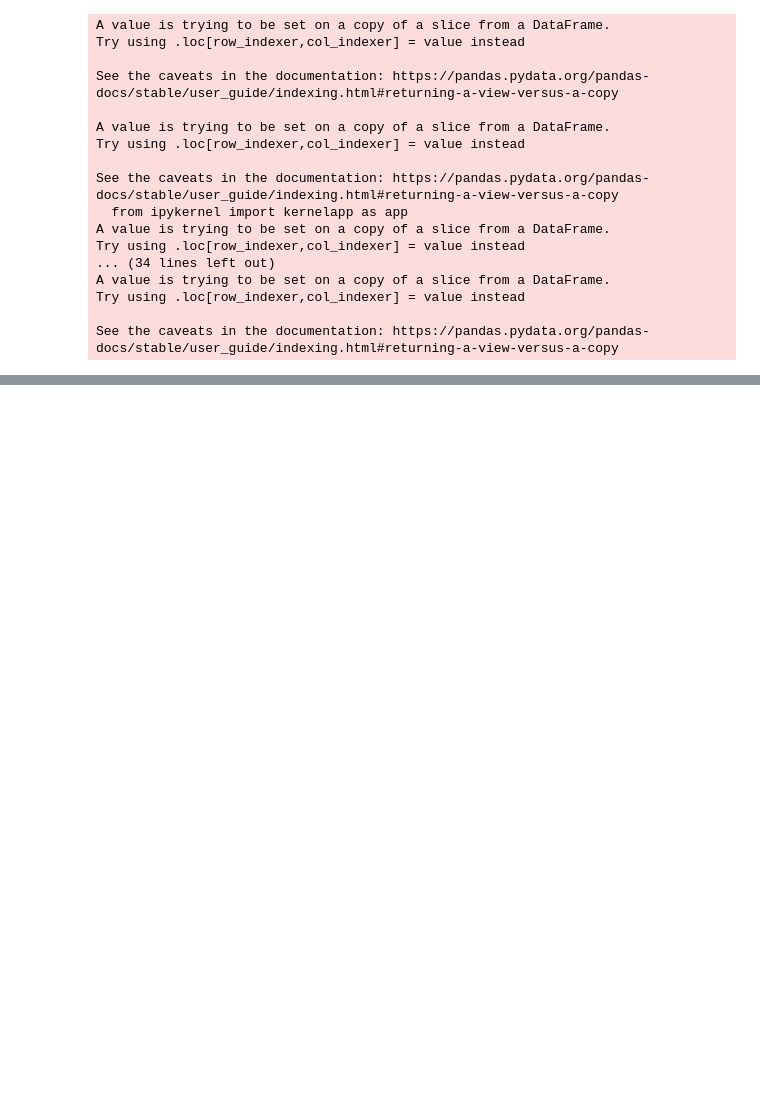
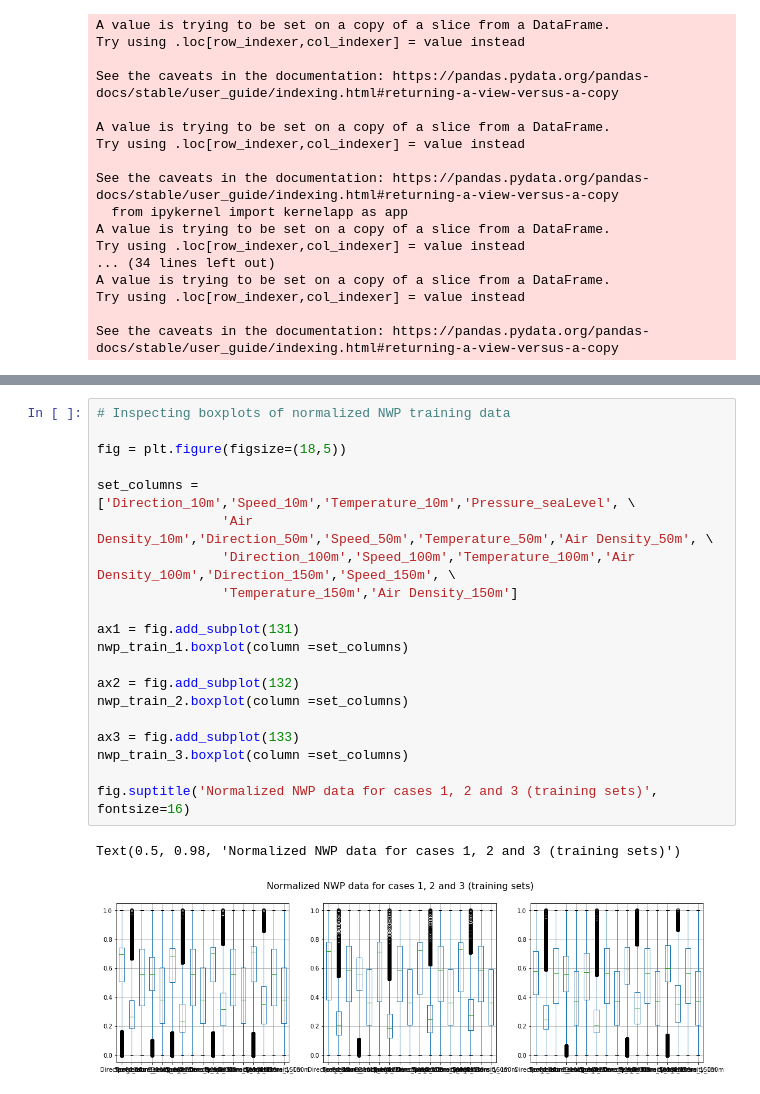
Before and after one commit to tamas-paulik/WindPower_Estimation, a Jupyter notebook: Untitled.ipynb, the cells around one changed output, grey strips where cells are left out. Cells and saved outputs as stored; diff of their text form; blank space fills up the shorter version.

```diff
--- a/Untitled.ipynb
+++ b/Untitled.ipynb
@@ -503,0 +562,23 @@ See the caveats in the documentation: https://pandas.pydata.org/pandas-docs/stab
+# %%
+# Inspecting boxplots of normalized NWP training data
+
+fig = plt.figure(figsize=(18,5))
+
+set_columns = ['Direction_10m','Speed_10m','Temperature_10m','Pressure_seaLevel', \
+                'Air Density_10m','Direction_50m','Speed_50m','Temperature_50m','Air Density_50m', \
+                'Direction_100m','Speed_100m','Temperature_100m','Air Density_100m','Direction_150m','Speed_150m', \
+                'Temperature_150m','Air Density_150m']
+
+ax1 = fig.add_subplot(131)
+nwp_train_1.boxplot(column =set_columns)
+
+ax2 = fig.add_subplot(132)
+nwp_train_2.boxplot(column =set_columns)
+
+ax3 = fig.add_subplot(133)
+nwp_train_3.boxplot(column =set_columns)
+
+fig.suptitle('Normalized NWP data for cases 1, 2 and 3 (training sets)', fontsize=16)
+# %% [output]
+Text(0.5, 0.98, 'Normalized NWP data for cases 1, 2 and 3 (training sets)')
+[figure, added]
```
Also changed, not shown: parts of 6 cells of this notebook.
